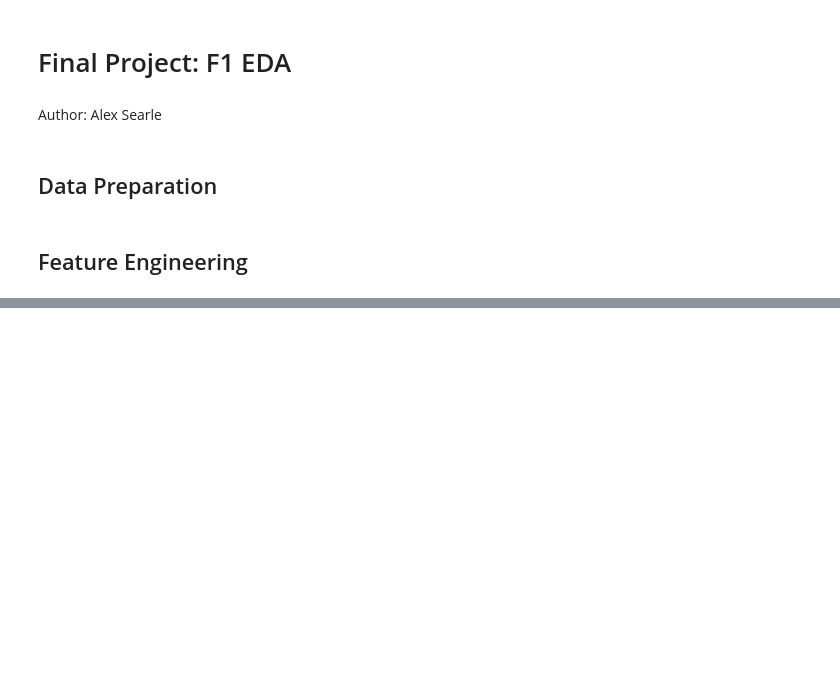
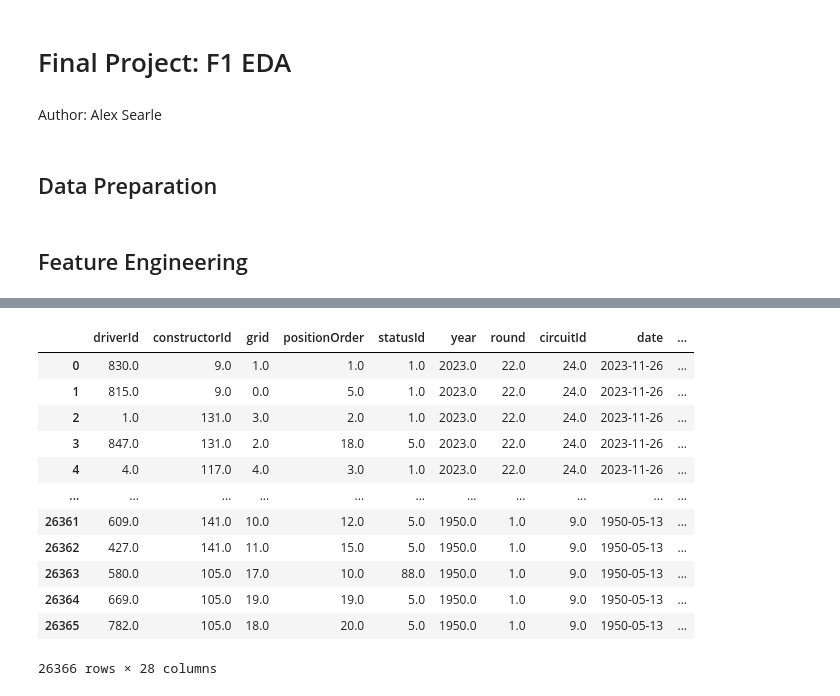
Before and after one commit to BoSsHoGaLeX66/F1Prediction, a Jupyter notebook: EDAF1FinalProject.ipynb, the cells around one changed output, grey strips where cells are left out. Drawn from its saved outputs; the diff is of its cells as text; code cells hidden in the pictures; blank space fills up the shorter version.

```diff
--- a/EDAF1FinalProject.ipynb
+++ b/EDAF1FinalProject.ipynb
@@ -120,0 +163,16 @@ results_df.head(20)
+# %%
+results_df.fillna(0)
+# %% [output]
+|  | driverId | constructorId | grid | positionOrder | statusId | year | round | circuitId | date | ... |
+| 0 | 830.0 | 9.0 | 1.0 | 1.0 | 1.0 | 2023.0 | 22.0 | 24.0 | 2023-11-26 | ... |
+| 1 | 815.0 | 9.0 | 0.0 | 5.0 | 1.0 | 2023.0 | 22.0 | 24.0 | 2023-11-26 | ... |
+| 2 | 1.0 | 131.0 | 3.0 | 2.0 | 1.0 | 2023.0 | 22.0 | 24.0 | 2023-11-26 | ... |
+| 3 | 847.0 | 131.0 | 2.0 | 18.0 | 5.0 | 2023.0 | 22.0 | 24.0 | 2023-11-26 | ... |
+| 4 | 4.0 | 117.0 | 4.0 | 3.0 | 1.0 | 2023.0 | 22.0 | 24.0 | 2023-11-26 | ... |
+| ... | ... | ... | ... | ... | ... | ... | ... | ... | ... | ... |
+| 26361 | 609.0 | 141.0 | 10.0 | 12.0 | 5.0 | 1950.0 | 1.0 | 9.0 | 1950-05-13 | ... |
+| 26362 | 427.0 | 141.0 | 11.0 | 15.0 | 5.0 | 1950.0 | 1.0 | 9.0 | 1950-05-13 | ... |
+| 26363 | 580.0 | 105.0 | 17.0 | 10.0 | 88.0 | 1950.0 | 1.0 | 9.0 | 1950-05-13 | ... |
+| 26364 | 669.0 | 105.0 | 19.0 | 19.0 | 5.0 | 1950.0 | 1.0 | 9.0 | 1950-05-13 | ... |
+| 26365 | 782.0 | 105.0 | 18.0 | 20.0 | 5.0 | 1950.0 | 1.0 | 9.0 | 1950-05-13 | ... |
+26366 rows × 28 columns
```
Also changed, not shown: parts of 10 cells of this notebook.
